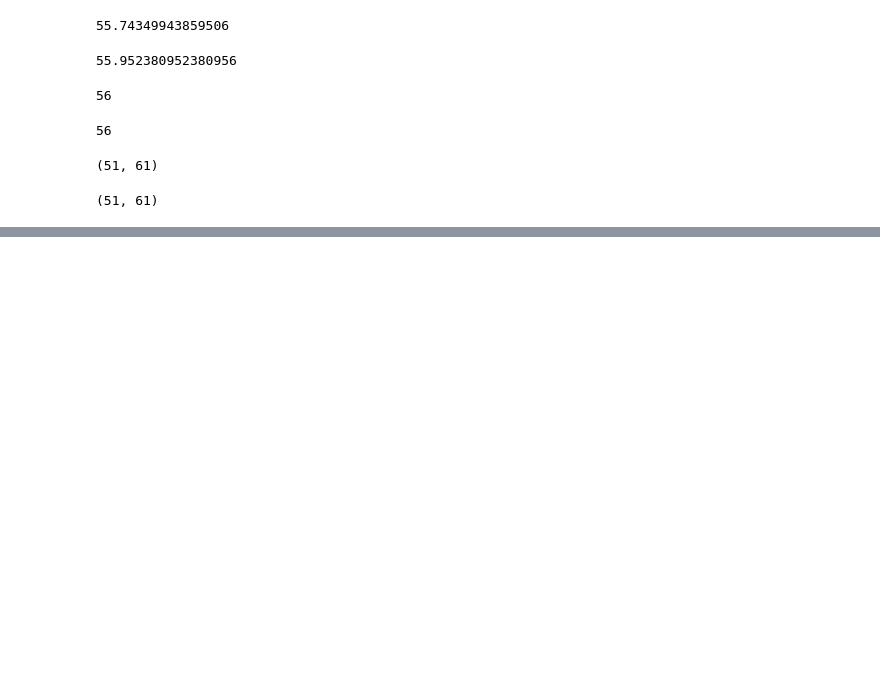
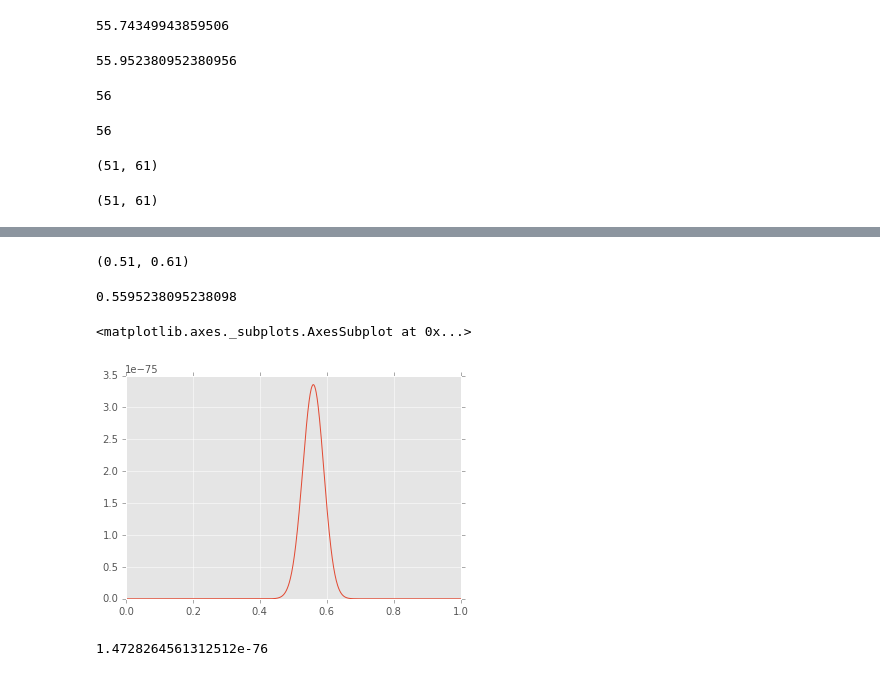
Before and after one commit to doolingdavid/ThinkBayes, a Jupyter notebook: code/newnotes.ipynb, the cells around one changed output, grey strips where cells are left out. Drawn from its saved outputs; the diff is of its cells as text; code cells hidden in the pictures; blank space fills up the shorter version.

```diff
--- a/code/newnotes.ipynb
+++ b/code/newnotes.ipynb
@@ -2076,0 +2181,4 @@ thinkbayes.CredibleInterval(suiteuni, 90)
+# %%
+x = np.linspace(0,1,1000)
+# %%
+huh = beta.EvalPdf(x)
@@ -2076,0 +2207,22 @@ thinkbayes.CredibleInterval(suiteuni, 90)
+# %%
+pmfbeta.CredibleInterval(90)
+# %% [output]
+(0.51, 0.61)
+# %%
+pmfbeta.Mean()
+# %% [output]
+0.5595238095238098
+# %%
+wtf = pd.DataFrame({'pdf':huh,
+                   'value': x}, index=x)
+# %%
+wtf['for mean'] = wtf['pdf']*wtf['value']
+# %%
+wtf['pdf'].plot()
+# %% [output]
+<matplotlib.axes._subplots.AxesSubplot at 0x...>
+[figure, added]
+# %%
+wtf['for mean'].mean()
+# %% [output]
+1.4728264561312512e-76
```
Also changed, not shown: parts of 11 cells of this notebook.
